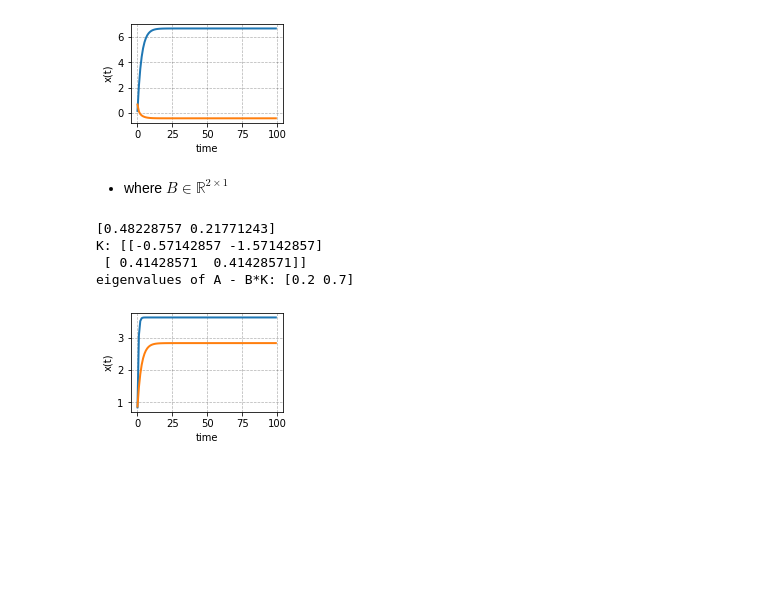
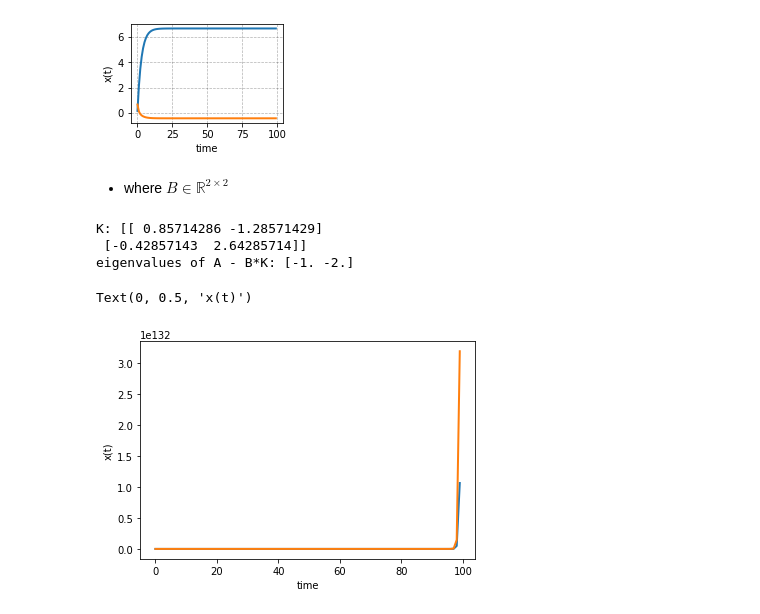
Before and after one commit to Ehsan2754/Spring2021Labs, a Jupyter notebook: Ehsan_Shaghaei_B1903_LAB2 (1).ipynb, the cells around one changed output. Saved outputs shown, nothing was run; the diff lists cells and outputs as text; code cells hidden in the pictures; blank space fills up the shorter version.

```diff
--- a/Ehsan_Shaghaei_B1903_LAB2 (1).ipynb
+++ b/Ehsan_Shaghaei_B1903_LAB2 (1).ipynb
@@ -1082,0 +1186,20 @@ plt.grid(color='k', linestyle='--', linewidth=0.7, alpha=0.3)
+# %%
+import numpy as np
+from numpy.linalg import eig
+from scipy.integrate import odeint
+from scipy.signal import place_poles
+
+n = 2
+A = np.array([[-2.2, -3], [0, 0.5]])
+B = np.array([[-1], [1]])
+
+K = np.array([[10]])
+e, v = eig((A - B.dot(K)))
+print("eigenvalues of A - B*K:", e)
+i,j = e
+if(abs(i)>1 )or (abs(j)>1):
+  print('system is unstable')
+elif(abs(i) == 1) or (abs(j)==1):
+  print("system is  Lyapunov stable")
+else:
+  print("system is asymptotically stable")
@@ -1139,55 +1365,51 @@ K: [[-0.2  0.1]]
 eigenvalues of A - B*K: [0.2 0.7]
 [figure]
 # %% [markdown]
-* where $B \in \mathbb{R}^{2 \times 1}$
+* where $B \in \mathbb{R}^{2 \times 2}$
 # %%
-A = np.array([[0.5, 0.1], [-0.05, 0.2]])
-B = np.array([[0.2, 1], [0.45, 0.5]])
-e, v = eig(A)
-print(e)
-# eigen values are positive
+from numpy.linalg import eig
+from scipy.integrate import odeint
+from scipy.signal import place_poles
+import matplotlib.pyplot as plt
+
+A = np.array([[-2, 8], [-6, 24]])
+B = np.array([[2, 4], [-3, 8]])
+
 #desired eigenvalues
-poles = np.array([0.2, 0.7])
+poles = np.array([-1, -2])
 place_obj = place_poles(A, B, poles)
 
+#found control gains
 K = place_obj.gain_matrix;
 print("K:", K)
 
+#test that eigenvalues of the closed loop system are what they are supposed to be
 e, v = eig((A - B.dot(K)))
 print("eigenvalues of A - B*K:", e)
-
 x_desired = np.array([1, 2])
-u_desired = np.array([2])
-
-
-def StateSpace(x):
-    u = -K.dot(x - x_desired) + u_desired
-    return A.dot(x) + B.dot(u)
+u_desired = np.array([2, -4.5])
+n=2
 
 Count = 100
 time = np.zeros((Count))
 dt = 0.01
 
-x0 = np.random.rand(n)
+x0 = np.random.rand(n)  # initial state
 solution = np.zeros((Count, 2))
 solution[0, :] = x0
 
-
-
 for i in range(0, Count-1):
     x = solution[i, :]
-    x = StateSpace(x)
+    x = A.dot(x)
     solution[i+1, :] = np.reshape(x, (1, 2))
     time[i] = dt*i
 
-plt.subplot(221)
 plt.plot(range(0, Count), solution, linewidth=2)
 plt.xlabel('time')
 plt.ylabel('x(t)')
-plt.grid(color='k', linestyle='--', linewidth=0.7, alpha=0.3)
 # %% [output]
-[0.48228757 0.21771243]
-K: [[-0.57142857 -1.57142857]
- [ 0.41428571  0.41428571]]
-eigenvalues of A - B*K: [0.2 0.7]
+K: [[ 0.85714286 -1.28571429]
+ [-0.42857143  2.64285714]]
+eigenvalues of A - B*K: [-1. -2.]
+Text(0, 0.5, 'x(t)')
-[figure, old version]
+[figure, new version]
```
Also changed, not shown: parts of 16 cells of this notebook, 4 other files.
